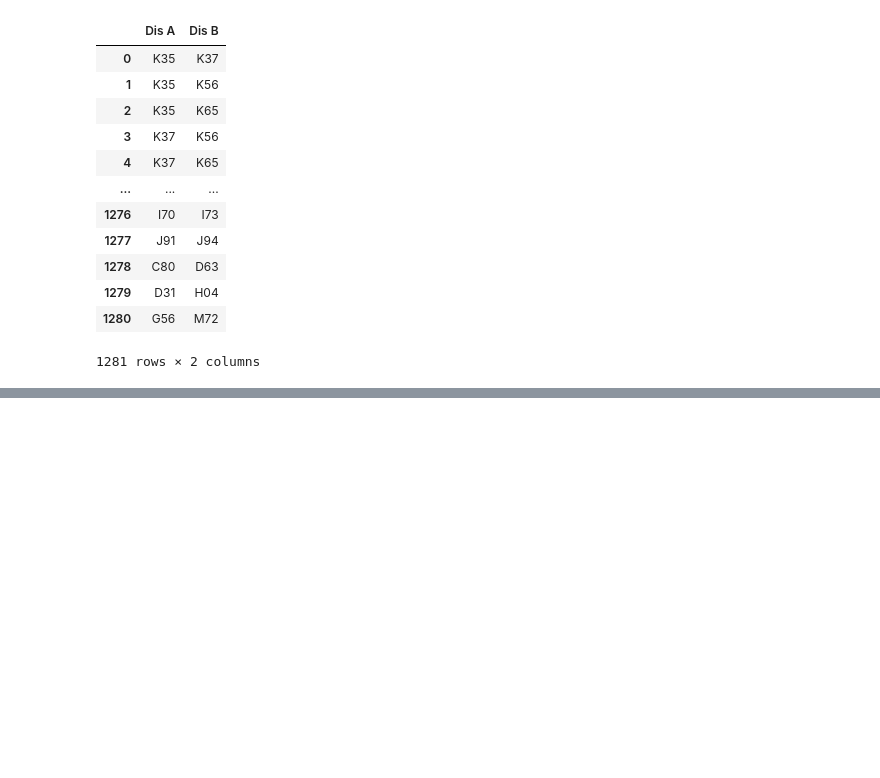
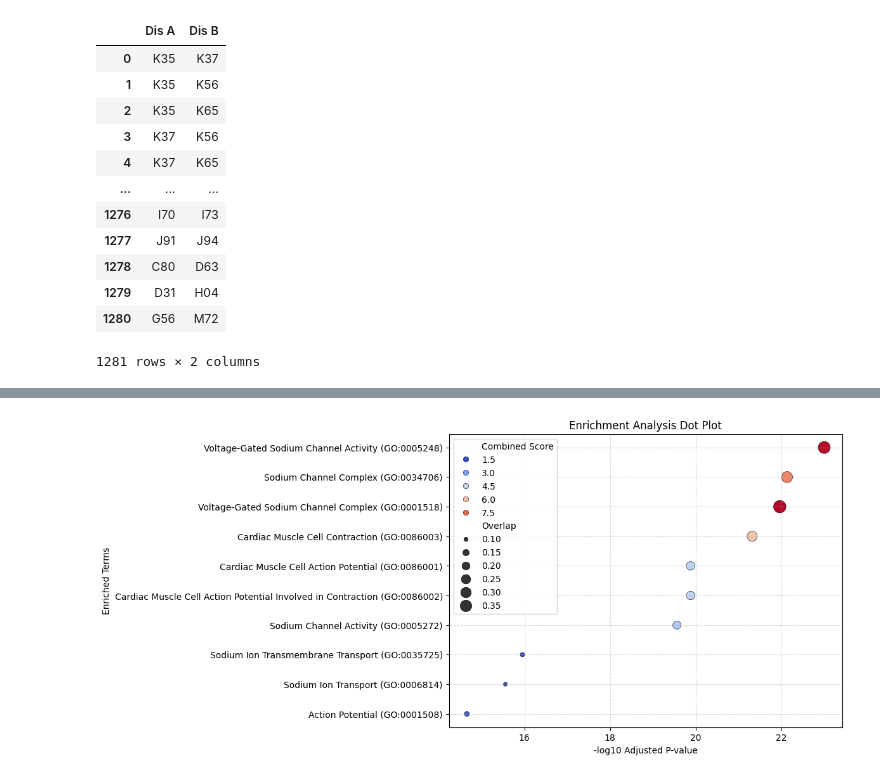
Before and after one commit to superlsd/GenEpi, a Jupyter notebook: Elma_10_CaseExample.ipynb, the cells around one changed output, grey strips where cells are left out. Cells and saved outputs as stored; diff of their text form; code cells hidden in the pictures; blank space fills up the shorter version.

```diff
--- a/Elma_10_CaseExample.ipynb
+++ b/Elma_10_CaseExample.ipynb
@@ -281,0 +424,5 @@ with open('output/G_elma_icd_male_genetic_fdr_dict.pickle', 'wb') as handle:
+# %%
+allsources_icd_gene_dict_unified_cl = {}
+for dis,geneset in allsources_icd_gene_dict_unified.items():
+    n_geneset = [n for n in list(geneset) if str(n)!='nan']
+    allsources_icd_gene_dict_unified_cl[dis] = set(n_geneset)
@@ -281,0 +454,36 @@ with open('output/G_elma_icd_male_genetic_fdr_dict.pickle', 'wb') as handle:
+# %%
+
+ML2025_gene_dict = read_gene_annotation("input/GO_Molecular_Function_2025.txt")
+CC2025_gene_dict = read_gene_annotation("input/GO_Cellular_Component_2025.txt")
+BP2025_gene_dict = read_gene_annotation("input/GO_Biological_Process_2025.txt")
+Reactome2024_gene_dict = read_gene_annotation("input/Reactome_Pathways_2024.txt")
+
+tot_gene_annotation_dict = {**ML2025_gene_dict, **CC2025_gene_dict, **BP2025_gene_dict, **Reactome2024_gene_dict}
+# %%
+G_elma_icd_male_genetic_enrichment_dict = {}
+for dispair,ji in G_elma_icd_male_genetic_jaccard_dict.items():
+    if ji!=0:
+        disA = dispair[0]
+        disB = dispair[1]
+        intersected_genelist = list(set(allsources_icd_gene_dict_unified_cl[disA]) & set(allsources_icd_gene_dict_unified_cl[disB]))
+        ann_list = []
+        pval_list = []
+        ji_list = []
+        for ann,genelist in tot_gene_annotation_dict.items():
+            pval_ov = float(overlap_genelists(intersected_genelist,genelist,20000))
+            ji_overlap = overlap_jaccard(intersected_genelist,genelist)
+            ann_list.append(ann)
+            pval_list.append(pval_ov)
+            ji_list.append(ji_overlap)
+        adj_pval = fdr_adjustment(pval_list,0.05)
+        results_df = pd.DataFrame()
+        results_df['Term'] = ann_list
+        results_df['Overlap'] = ji_list
+        results_df['P-value'] = pval_list
+        results_df['FDR'] = adj_pval
+        # Sort results by adjusted p-value
+        results_df = results_df.sort_values(by='FDR')
+        # Compute combined score (-log10 Adjusted P-value * Overlap)
+        results_df['Combined Score'] = -np.log10(results_df['FDR']) * results_df['Overlap']
+        results_df_sig = results_df[results_df['FDR']<0.05]
+        G_elma_icd_male_genetic_enrichment_dict[dispair] = results_df_sig
@@ -281,0 +598,4 @@ with open('output/G_elma_icd_male_genetic_fdr_dict.pickle', 'wb') as handle:
+# %%
+dotplot_gseapy(G_elma_icd_male_genetic_enrichment_dict[('K35','K37')])
+# %% [output]
+[figure, added]
```
Also changed, not shown: parts of 21 cells of this notebook.
